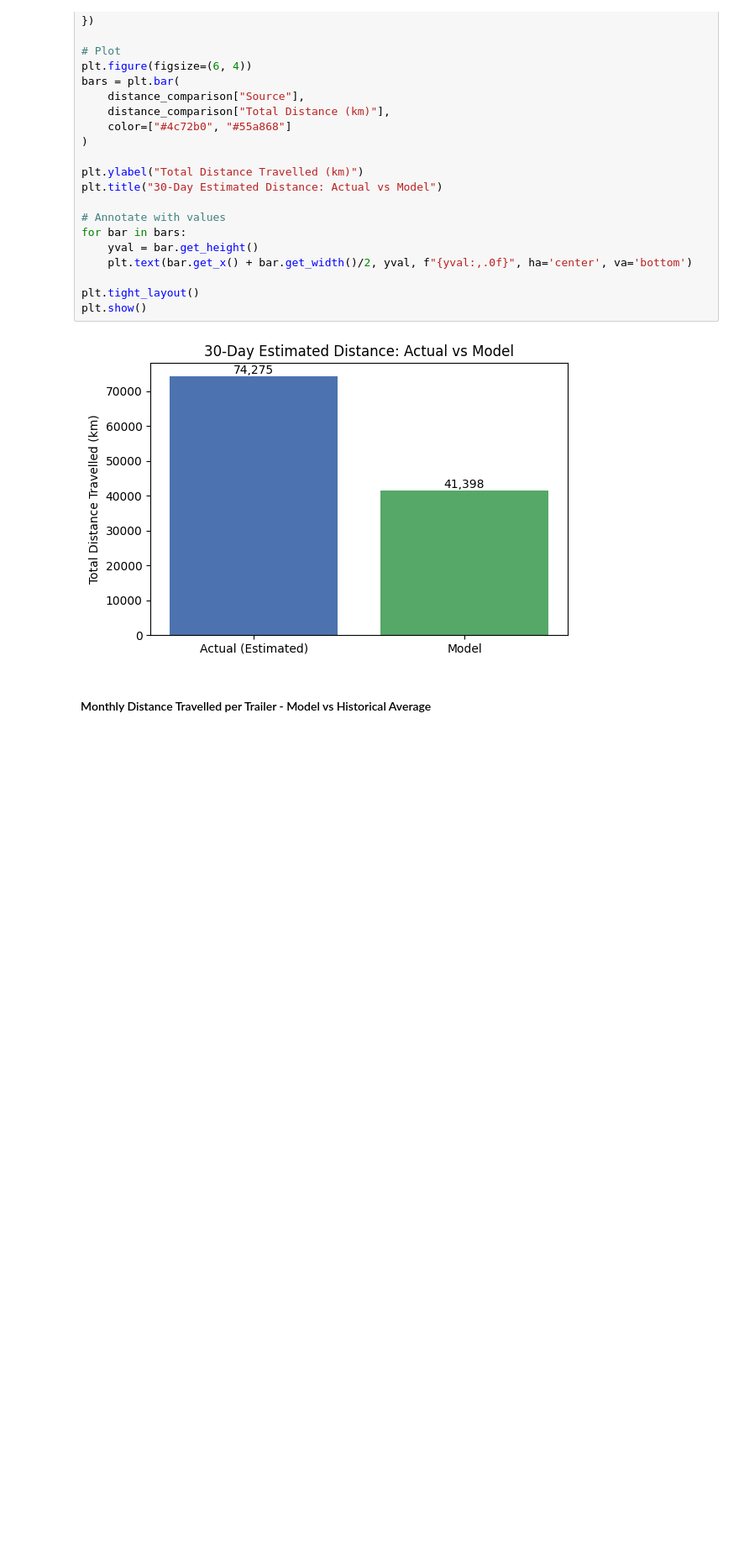
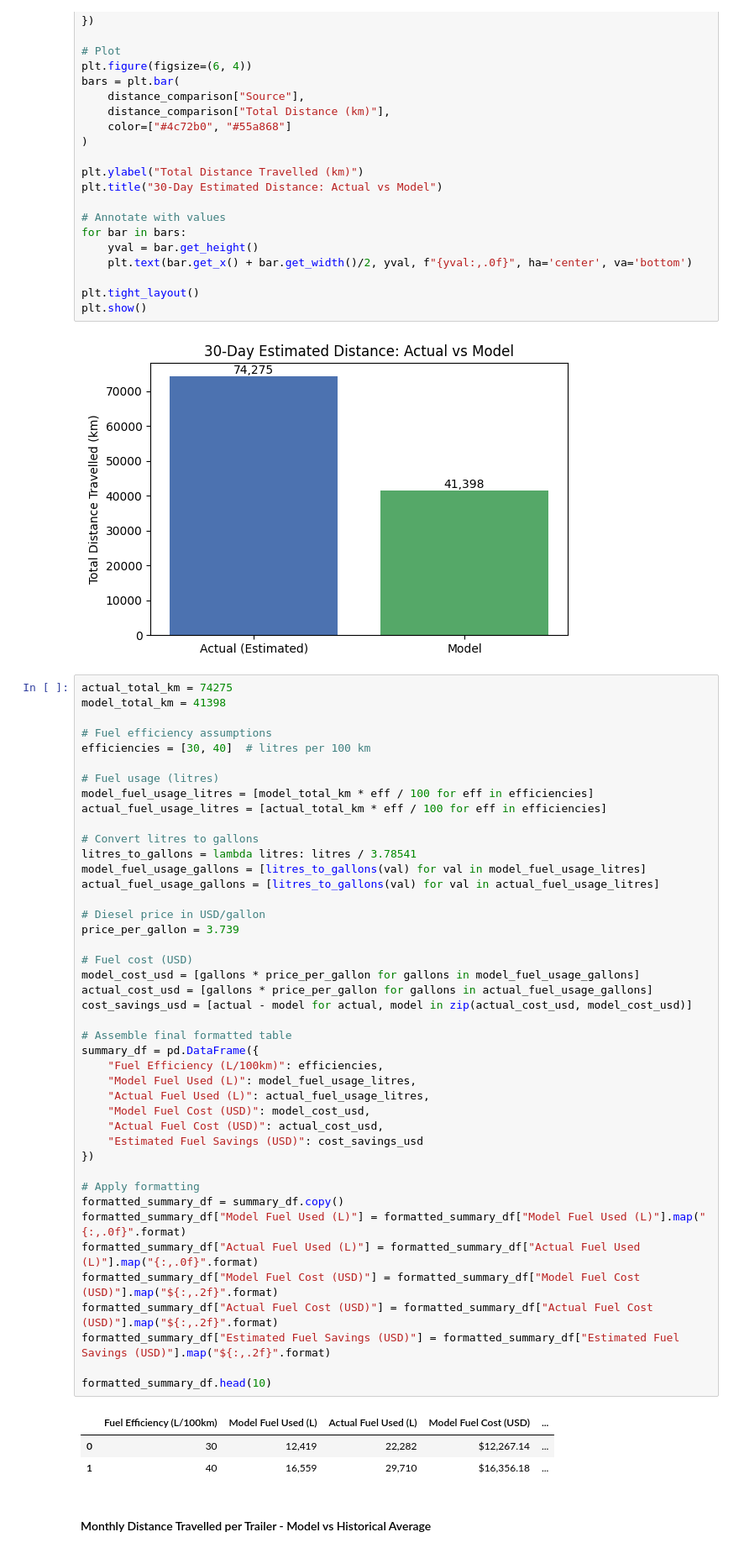
Before and after one commit to Marius-14/thesis_code, a Jupyter notebook: code/comparison_model_vs_actual.ipynb, the cells around one changed output. Shown: that part at 84% size. Drawn from its saved outputs; the diff is of its cells as text; blank space fills up the shorter version.

```diff
--- a/code/comparison_model_vs_actual.ipynb
+++ b/code/comparison_model_vs_actual.ipynb
@@ -118,6 +118,53 @@ plt.tight_layout()
 plt.show()
 # %% [output]
 [figure]
+# %%
+actual_total_km = 74275
+model_total_km = 41398
+
+# Fuel efficiency assumptions
+efficiencies = [30, 40]  # litres per 100 km
+
+# Fuel usage (litres)
+model_fuel_usage_litres = [model_total_km * eff / 100 for eff in efficiencies]
+actual_fuel_usage_litres = [actual_total_km * eff / 100 for eff in efficiencies]
+
+# Convert litres to gallons
+litres_to_gallons = lambda litres: litres / 3.78541
+model_fuel_usage_gallons = [litres_to_gallons(val) for val in model_fuel_usage_litres]
+actual_fuel_usage_gallons = [litres_to_gallons(val) for val in actual_fuel_usage_litres]
+
+# Diesel price in USD/gallon
+price_per_gallon = 3.739
+
+# Fuel cost (USD)
+model_cost_usd = [gallons * price_per_gallon for gallons in model_fuel_usage_gallons]
+actual_cost_usd = [gallons * price_per_gallon for gallons in actual_fuel_usage_gallons]
+cost_savings_usd = [actual - model for actual, model in zip(actual_cost_usd, model_cost_usd)]
+
+# Assemble final formatted table
+summary_df = pd.DataFrame({
+    "Fuel Efficiency (L/100km)": efficiencies,
+    "Model Fuel Used (L)": model_fuel_usage_litres,
+    "Actual Fuel Used (L)": actual_fuel_usage_litres,
+    "Model Fuel Cost (USD)": model_cost_usd,
+    "Actual Fuel Cost (USD)": actual_cost_usd,
+    "Estimated Fuel Savings (USD)": cost_savings_usd
+})
+
+# Apply formatting
+formatted_summary_df = summary_df.copy()
+formatted_summary_df["Model Fuel Used (L)"] = formatted_summary_df["Model Fuel Used (L)"].map("{:,.0f}".format)
+formatted_summary_df["Actual Fuel Used (L)"] = formatted_summary_df["Actual Fuel Used (L)"].map("{:,.0f}".format)
+formatted_summary_df["Model Fuel Cost (USD)"] = formatted_summary_df["Model Fuel Cost (USD)"].map("${:,.2f}".format)
+formatted_summary_df["Actual Fuel Cost (USD)"] = formatted_summary_df["Actual Fuel Cost (USD)"].map("${:,.2f}".format)
+formatted_summary_df["Estimated Fuel Savings (USD)"] = formatted_summary_df["Estimated Fuel Savings (USD)"].map("${:,.2f}".format)
+
+formatted_summary_df.head(10)
+# %% [output]
+|  | Fuel Efficiency (L/100km) | Model Fuel Used (L) | Actual Fuel Used (L) | Model Fuel Cost (USD) | ... |
+| 0 | 30 | 12,419 | 22,282 | $12,267.14 | ... |
+| 1 | 40 | 16,559 | 29,710 | $16,356.18 | ... |
 # %% [markdown]
 #### Monthly Distance Travelled per Trailer - Model vs Historical Average
 # %%
```
Also changed, not shown: 2 other files.
